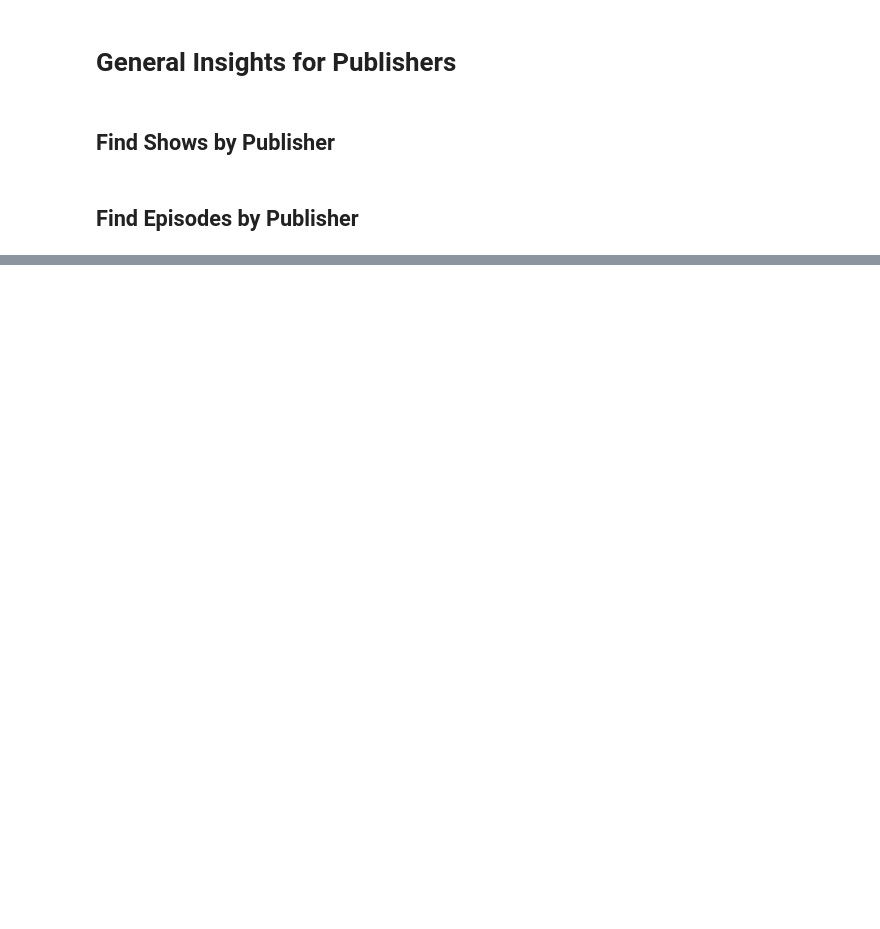
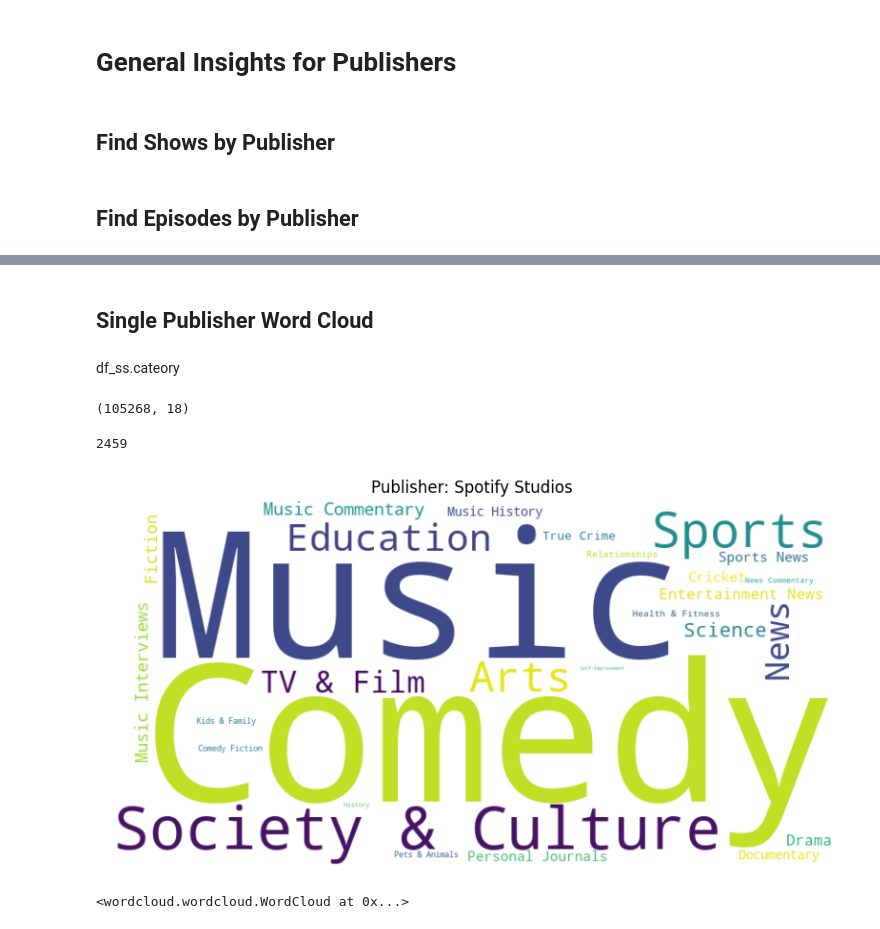
Before and after one commit to scaperothian/spotify-podcast-viz, a Jupyter notebook: notebooks/SpotifyPodcasts_Publisher.ipynb, the cells around one changed output, grey strips where cells are left out. Saved outputs shown, nothing was run; the diff lists cells and outputs as text; code cells hidden in the pictures; blank space fills up the shorter version.

Commit message:
moving around notebooks.  adding publisher data.  failed to make a word cloud.

```diff
--- a/notebooks/SpotifyPodcasts_Publisher.ipynb
+++ b/notebooks/SpotifyPodcasts_Publisher.ipynb
@@ -255,0 +248,42 @@ dtype: int64
+# %% [markdown]
+## Single Publisher Word Cloud
+# %% [markdown]
+df_ss.cateory
+# %%
+df_filtered = df[~df['category'].isna()]
+df_filtered.shape
+# %% [output]
+(105268, 18)
+# %%
+df_ss = df_filtered[df_filtered['publisher']=='Spotify Studios']
+# %%
+category_raw_counts = []
+for i,val in df_ss['category'].items():
+   category_raw_counts.extend(val.split(','))
+len(category_raw_counts)
+# %% [output]
+2459
+# %%
+from wordcloud import WordCloud
+import matplotlib.pyplot as plt
+from collections import Counter
+
+category_counts = Counter(category_raw_counts)
+sorted_counts = dict(sorted(category_counts.items(), key=lambda item: item[1], reverse=True))
+values, frequencies = zip(*sorted_counts.items())
+
+# Generate the word cloud with the specified font
+wc = WordCloud(width=800, height=400, background_color='white').generate_from_frequencies(sorted_counts)
+
+# Display the word cloud
+plt.figure(figsize=(10, 5))
+plt.imshow(wc, interpolation='bilinear')
+plt.axis('off')
+plt.title('Publisher: Spotify Studios')
+plt.show()
+# %% [output]
+[figure, added]
+# %%
+wc.to_file(filename='publisher_word_cloud.png')
+# %% [output]
+<wordcloud.wordcloud.WordCloud at 0x...>
```
Also changed, not shown: parts of 21 cells of this notebook, 7 other files.
